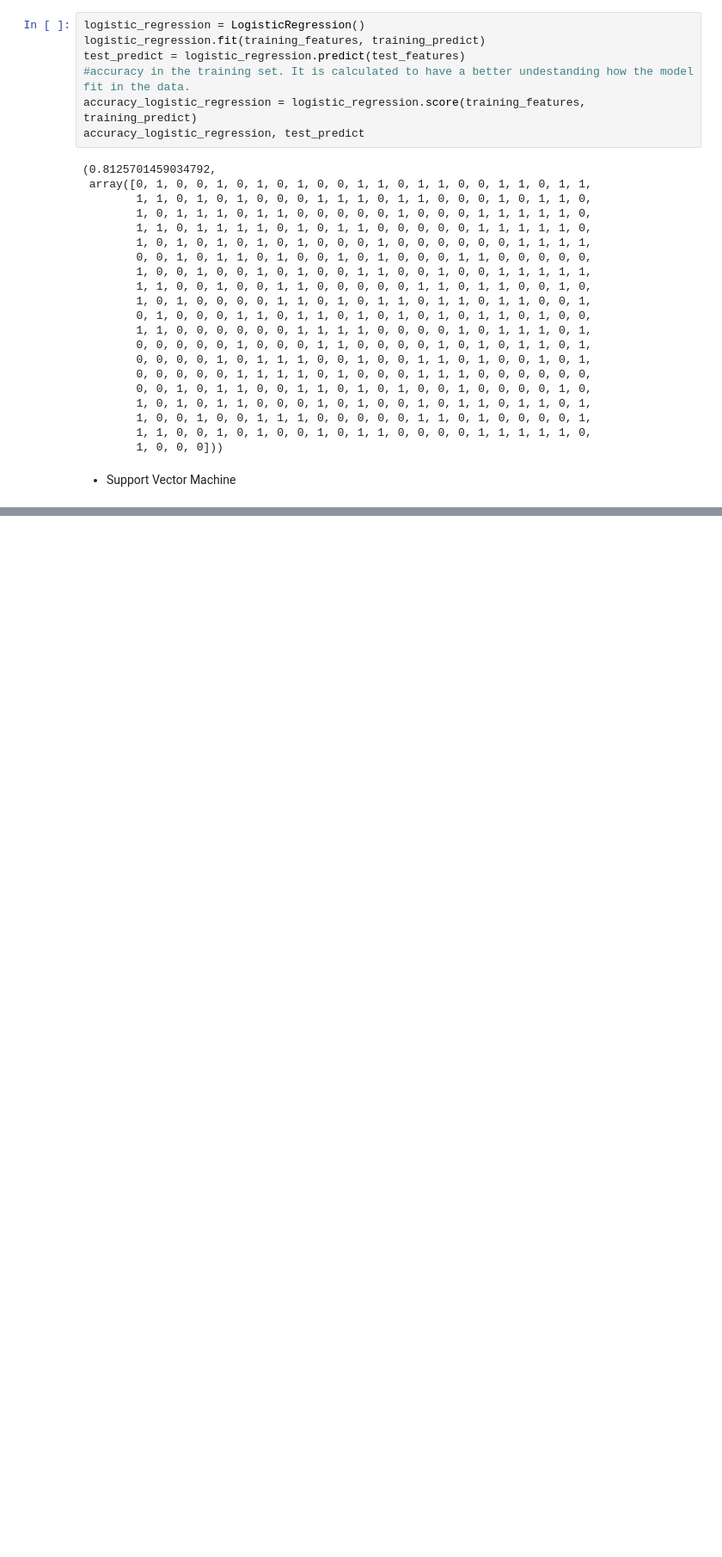
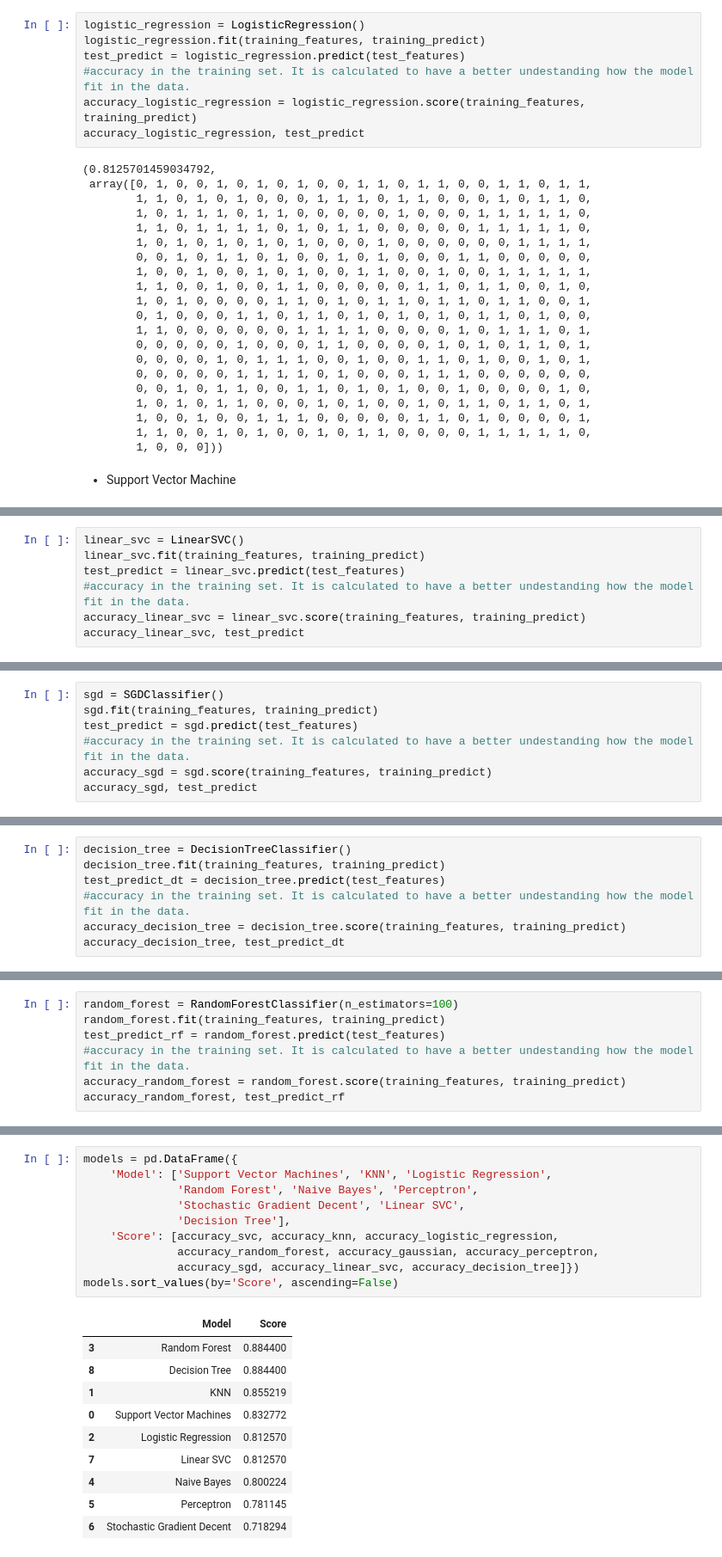
Before and after one commit to urihoffmann/titanic-competition-kaggle, a Jupyter notebook: Titanic.ipynb, the cells around one changed output, grey strips where cells are left out. Shown at 86% size. Cells and saved outputs as stored; diff of their text form; blank space fills up the shorter version.

```diff
--- a/Titanic.ipynb
+++ b/Titanic.ipynb
@@ -728,0 +823,7 @@ accuracy_svc, test_predict
+# %%
+linear_svc = LinearSVC()
+linear_svc.fit(training_features, training_predict)
+test_predict = linear_svc.predict(test_features)
+#accuracy in the training set. It is calculated to have a better undestanding how the model fit in the data.
+accuracy_linear_svc = linear_svc.score(training_features, training_predict)
+accuracy_linear_svc, test_predict
@@ -728,0 +853,7 @@ accuracy_svc, test_predict
+# %%
+sgd = SGDClassifier()
+sgd.fit(training_features, training_predict)
+test_predict = sgd.predict(test_features)
+#accuracy in the training set. It is calculated to have a better undestanding how the model fit in the data.
+accuracy_sgd = sgd.score(training_features, training_predict)
+accuracy_sgd, test_predict
@@ -728,0 +883,7 @@ accuracy_svc, test_predict
+# %%
+decision_tree = DecisionTreeClassifier()
+decision_tree.fit(training_features, training_predict)
+test_predict_dt = decision_tree.predict(test_features)
+#accuracy in the training set. It is calculated to have a better undestanding how the model fit in the data.
+accuracy_decision_tree = decision_tree.score(training_features, training_predict)
+accuracy_decision_tree, test_predict_dt
@@ -728,0 +913,7 @@ accuracy_svc, test_predict
+# %%
+random_forest = RandomForestClassifier(n_estimators=100)
+random_forest.fit(training_features, training_predict)
+test_predict_rf = random_forest.predict(test_features)
+#accuracy in the training set. It is calculated to have a better undestanding how the model fit in the data.
+accuracy_random_forest = random_forest.score(training_features, training_predict)
+accuracy_random_forest, test_predict_rf
@@ -728,0 +943,21 @@ accuracy_svc, test_predict
+# %%
+models = pd.DataFrame({
+    'Model': ['Support Vector Machines', 'KNN', 'Logistic Regression',
+              'Random Forest', 'Naive Bayes', 'Perceptron',
+              'Stochastic Gradient Decent', 'Linear SVC',
+              'Decision Tree'],
+    'Score': [accuracy_svc, accuracy_knn, accuracy_logistic_regression,
+              accuracy_random_forest, accuracy_gaussian, accuracy_perceptron,
+              accuracy_sgd, accuracy_linear_svc, accuracy_decision_tree]})
+models.sort_values(by='Score', ascending=False)
+# %% [output]
+|  | Model | Score |
+| 3 | Random Forest | 0.884400 |
+| 8 | Decision Tree | 0.884400 |
+| 1 | KNN | 0.855219 |
+| 0 | Support Vector Machines | 0.832772 |
+| 2 | Logistic Regression | 0.812570 |
+| 7 | Linear SVC | 0.812570 |
+| 4 | Naive Bayes | 0.800224 |
+| 5 | Perceptron | 0.781145 |
+| 6 | Stochastic Gradient Decent | 0.718294 |
```
Also changed, not shown: parts of 33 cells of this notebook.
